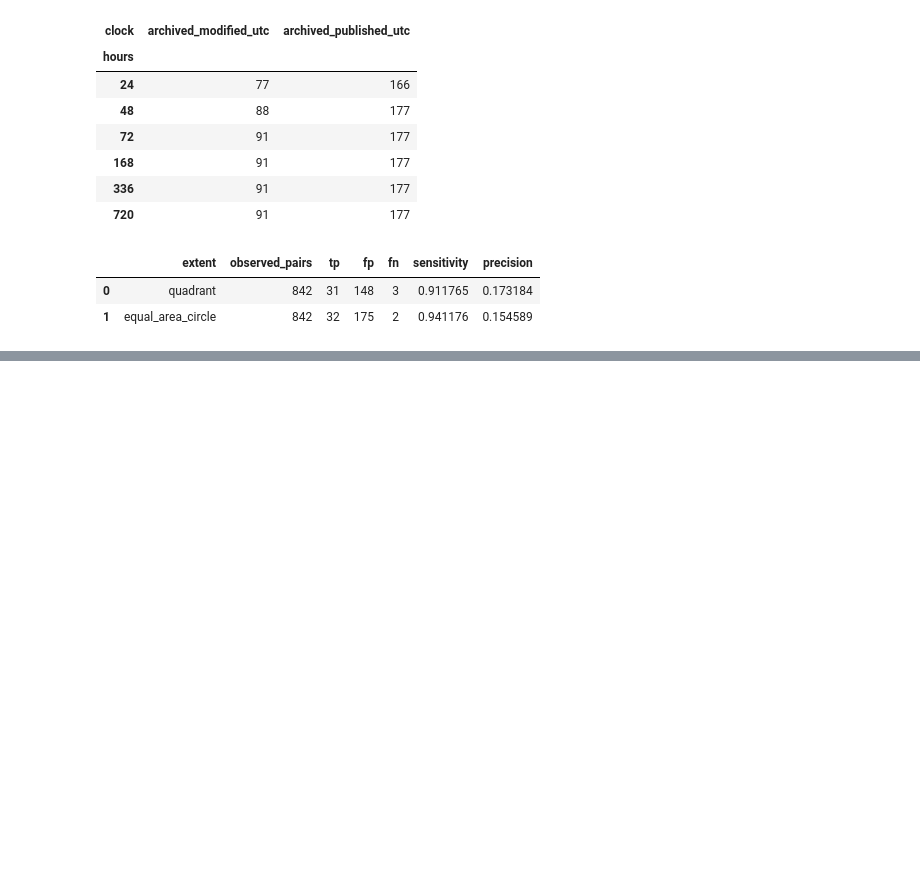
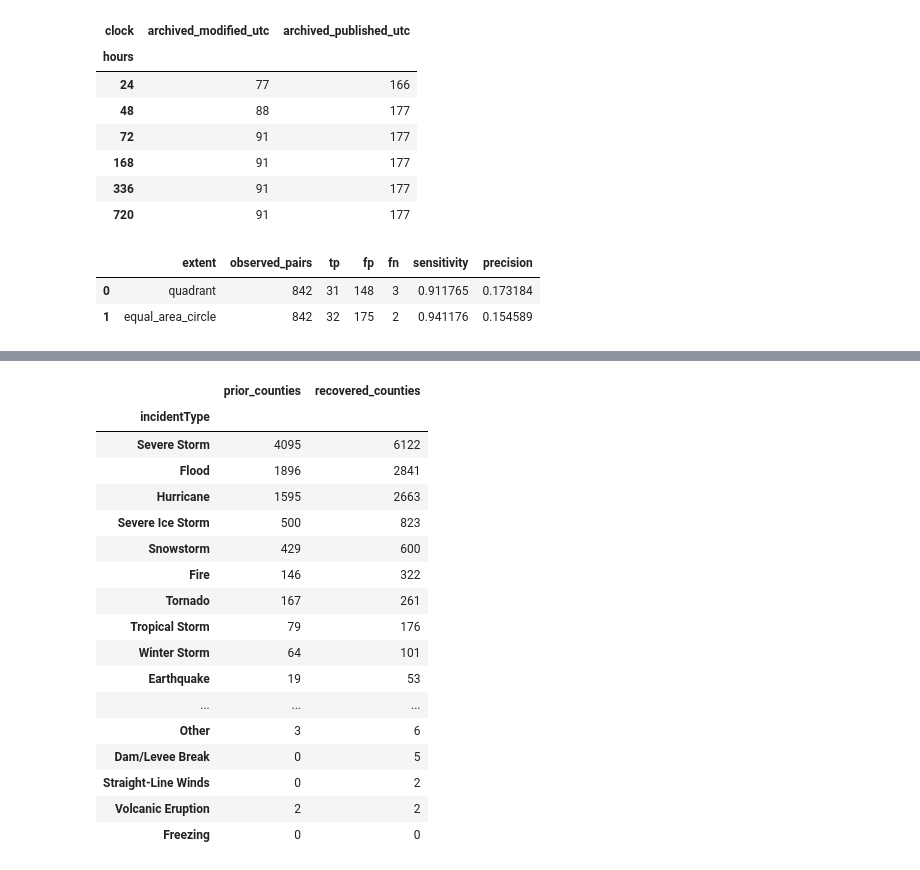
Before and after one commit to leonmarienga/ML-thesis, a Jupyter notebook: research/THESIS_REPRODUCTION.ipynb, the cells around one changed output, grey strips where cells are left out. Saved outputs shown, nothing was run; the diff lists cells and outputs as text; code cells hidden in the pictures; blank space fills up the shorter version.

```diff
--- a/research/THESIS_REPRODUCTION.ipynb
+++ b/research/THESIS_REPRODUCTION.ipynb
@@ -585,0 +590,30 @@ w.query('storm == "all"')[["extent", "observed_pairs", "tp", "fp", "fn", "sensit
+# %%
+from pathlib import Path
+import pandas as pd
+
+continuous = Path("research/continuous")
+if not continuous.exists():
+    continuous = Path("continuous")
+g = pd.read_csv(continuous / "complete_geography/results/county_coverage_by_declaration.csv")
+assert (g.prior_counties <= g.recovered_counties).all()
+columns = ["prior_counties", "recovered_counties"]
+g.groupby("incidentType")[columns].sum().sort_values("recovered_counties", ascending=False)
+# %% [output]
+|  | prior_counties | recovered_counties |
+| incidentType |  |  |
+| Severe Storm | 4095 | 6122 |
+| Flood | 1896 | 2841 |
+| Hurricane | 1595 | 2663 |
+| Severe Ice Storm | 500 | 823 |
+| Snowstorm | 429 | 600 |
+| Fire | 146 | 322 |
+| Tornado | 167 | 261 |
+| Tropical Storm | 79 | 176 |
+| Winter Storm | 64 | 101 |
+| Earthquake | 19 | 53 |
+| ... | ... | ... |
+| Other | 3 | 6 |
+| Dam/Levee Break | 0 | 5 |
+| Straight-Line Winds | 0 | 2 |
+| Volcanic Eruption | 2 | 2 |
+| Freezing | 0 | 0 |
```
Also changed, not shown: parts of 4 cells of this notebook, 9 other files.
